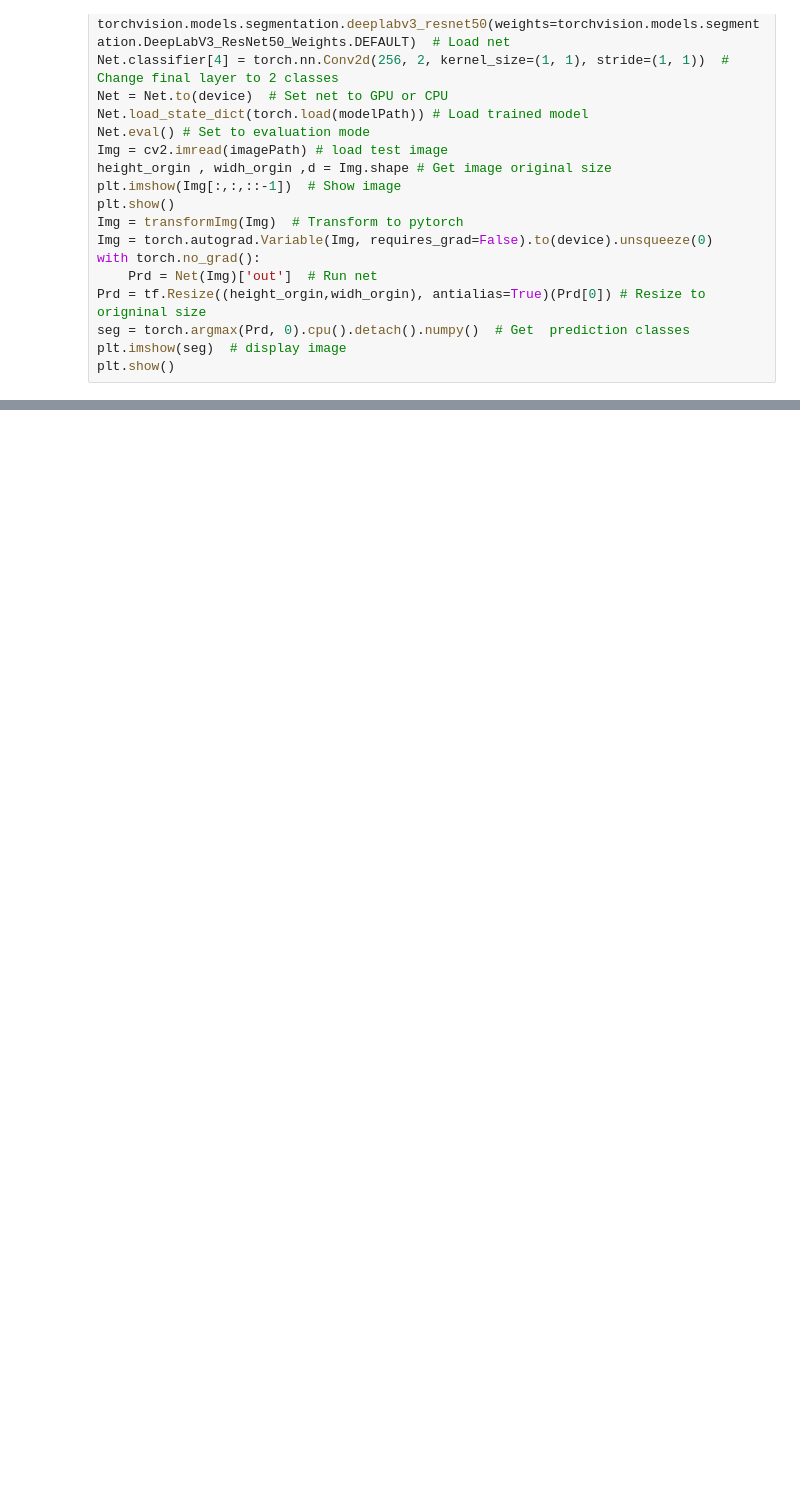
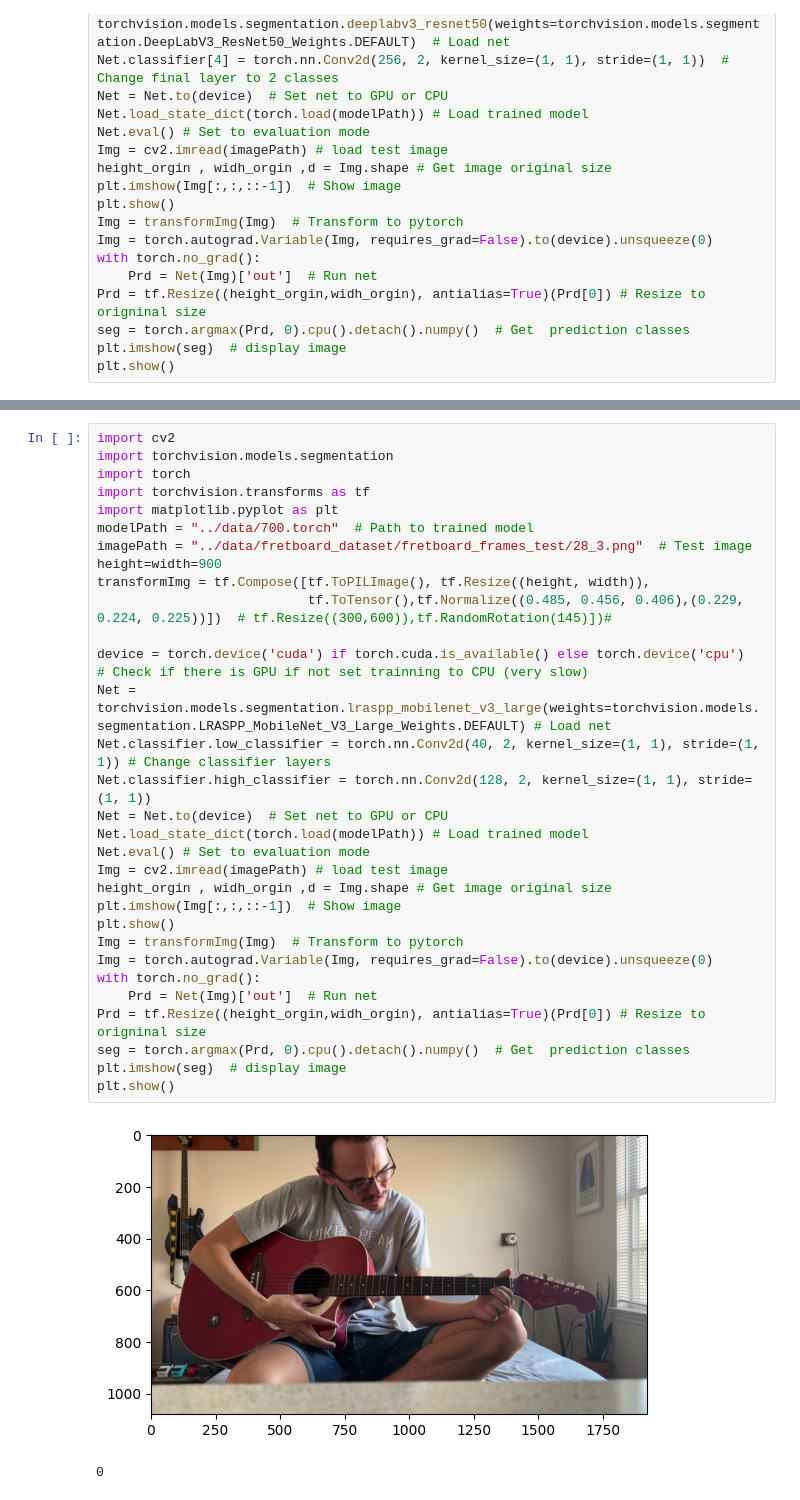
Before and after one commit to oragamiman01/tabs_generator, a Jupyter notebook: fretboard_segmentation.ipynb, the cells around one changed output, grey strips where cells are left out. Cells and saved outputs as stored; diff of their text form; blank space fills up the shorter version.

Commit message:
added mobilenet for faster training

```diff
--- a/fretboard_segmentation.ipynb
+++ b/fretboard_segmentation.ipynb
@@ -91,0 +175,34 @@ plt.show()
+# %%
+import cv2
+import torchvision.models.segmentation
+import torch
+import torchvision.transforms as tf
+import matplotlib.pyplot as plt
+modelPath = "../data/700.torch"  # Path to trained model
+imagePath = "../data/fretboard_dataset/fretboard_frames_test/28_3.png"  # Test image
+height=width=900
+transformImg = tf.Compose([tf.ToPILImage(), tf.Resize((height, width)),
+                           tf.ToTensor(),tf.Normalize((0.485, 0.456, 0.406),(0.229, 0.224, 0.225))])  # tf.Resize((300,600)),tf.RandomRotation(145)])#
+
+device = torch.device('cuda') if torch.cuda.is_available() else torch.device('cpu')  # Check if there is GPU if not set trainning to CPU (very slow)
+Net = torchvision.models.segmentation.lraspp_mobilenet_v3_large(weights=torchvision.models.segmentation.LRASPP_MobileNet_V3_Large_Weights.DEFAULT) # Load net
+Net.classifier.low_classifier = torch.nn.Conv2d(40, 2, kernel_size=(1, 1), stride=(1, 1)) # Change classifier layers
+Net.classifier.high_classifier = torch.nn.Conv2d(128, 2, kernel_size=(1, 1), stride=(1, 1))
+Net = Net.to(device)  # Set net to GPU or CPU
+Net.load_state_dict(torch.load(modelPath)) # Load trained model
+Net.eval() # Set to evaluation mode
+Img = cv2.imread(imagePath) # load test image
+height_orgin , widh_orgin ,d = Img.shape # Get image original size
+plt.imshow(Img[:,:,::-1])  # Show image
+plt.show()
+Img = transformImg(Img)  # Transform to pytorch
+Img = torch.autograd.Variable(Img, requires_grad=False).to(device).unsqueeze(0)
+with torch.no_grad():
+    Prd = Net(Img)['out']  # Run net
+Prd = tf.Resize((height_orgin,widh_orgin), antialias=True)(Prd[0]) # Resize to origninal size
+seg = torch.argmax(Prd, 0).cpu().detach().numpy()  # Get  prediction classes
+plt.imshow(seg)  # display image
+plt.show()
+# %% [output]
+[figure, added]
+0
```
Also changed, not shown: parts of 3 cells of this notebook.
